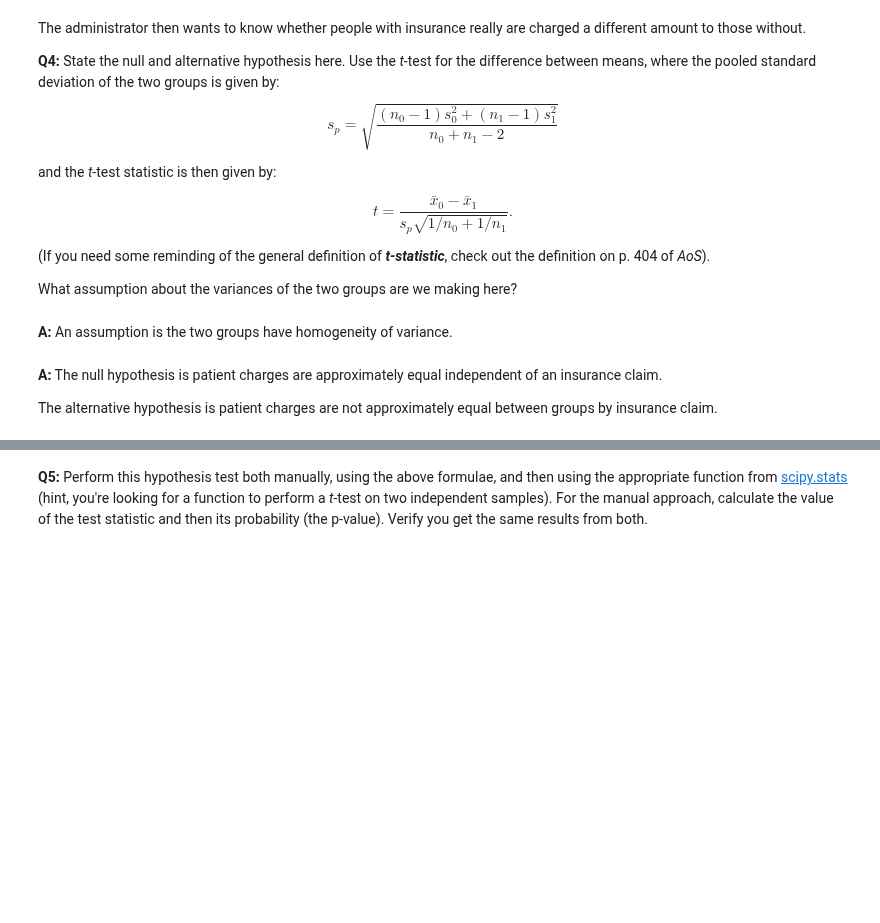
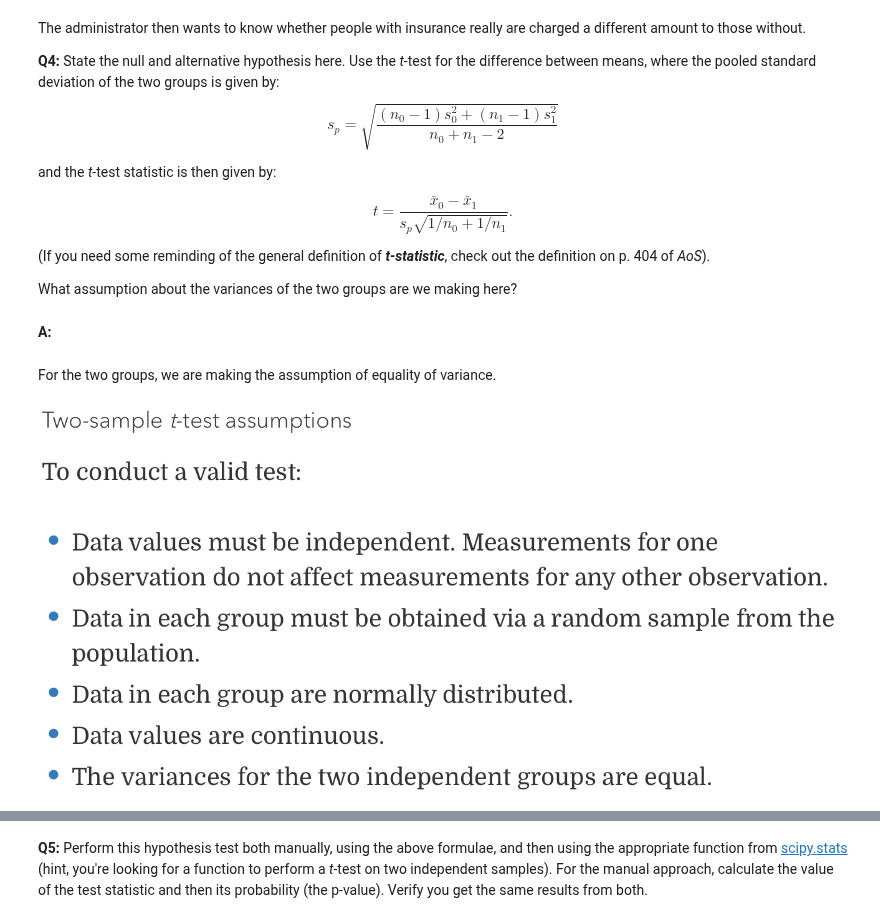
Before and after one commit to pauljacob/mini_projects, a Jupyter notebook: Frequentist Case Study/Frequentist Inference Case Study - Part B (2).ipynb, the cells around one changed output, grey strips where cells are left out. Saved outputs shown, nothing was run; the diff lists cells and outputs as text; code cells hidden in the pictures; blank space fills up the shorter version.

```diff
--- a/Frequentist Case Study/Frequentist Inference Case Study - Part B (2).ipynb
+++ b/Frequentist Case Study/Frequentist Inference Case Study - Part B (2).ipynb
@@ -233,9 +168,13 @@ t = \frac{\bar{x}_0 - \bar{x}_1}{s_p \sqrt{1/n_0 + 1/n_1}}.
 (If you need some reminding of the general definition of ***t-statistic***, check out the definition on p. 404 of *AoS*).
 
 What assumption about the variances of the two groups are we making here?
-# %% [markdown]
-__A:__ An assumption is the two groups have homogeneity of variance.
-# %% [markdown]
-__A:__ The null hypothesis is patient charges are approximately equal independent of an insurance claim.
-
-The alternative hypothesis is patient charges are not approximately equal between groups by insurance claim.
+# %% [markdown]
+__A:__
+# %% [markdown]
+For the two groups, we are making the assumption of equality of variance.
+# %%
+Image(filename='t_test4.png')
+
+#https://www.jmp.com/en_us/statistics-knowledge-portal/t-test/two-sample-t-test.html
+# %% [output]
+[figure, added]
```
Also changed, not shown: parts of 59 cells of this notebook, 13 other files.
